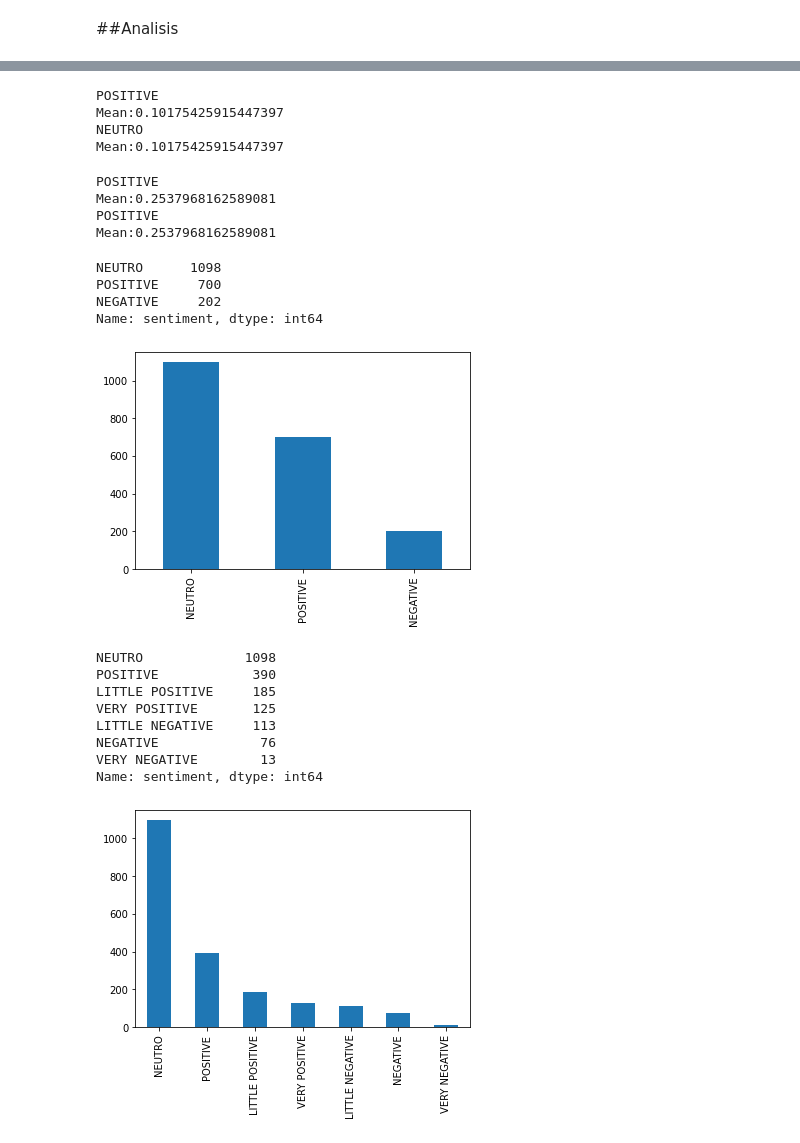
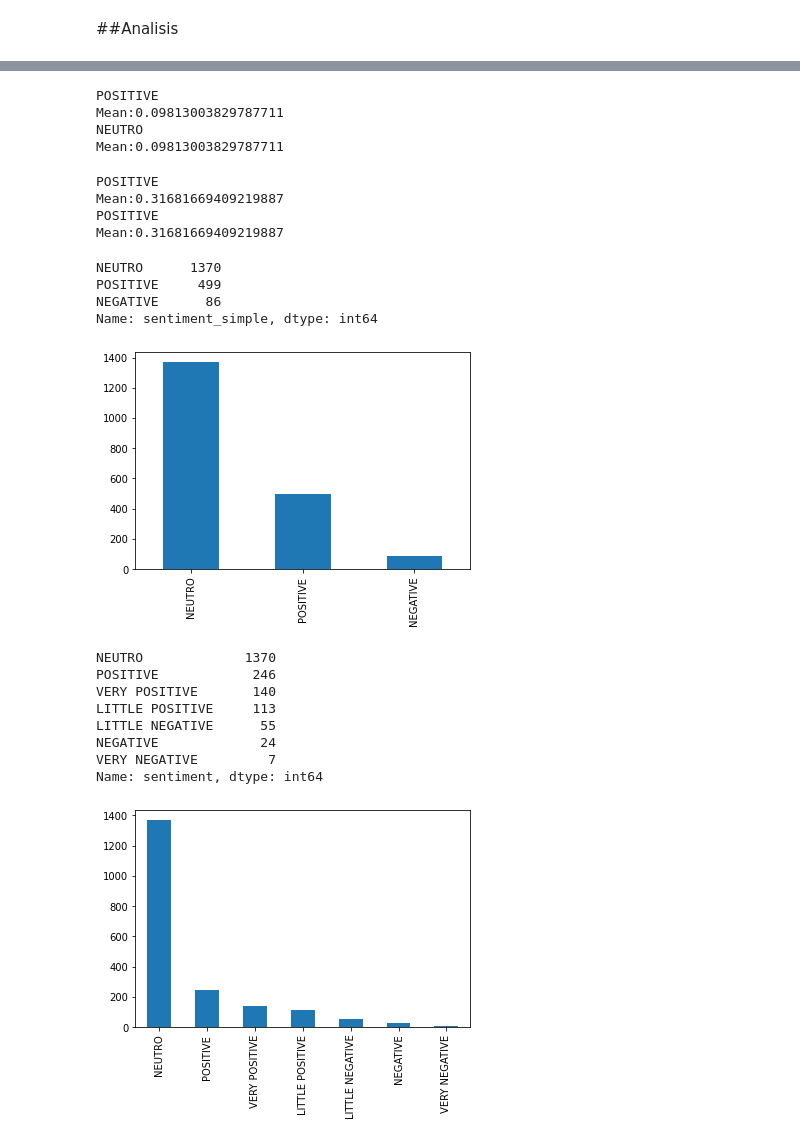
Before and after one commit to pattrickx/NLP_tweeter, a Jupyter notebook: NLP_Tweeter.ipynb, the cells around one changed output, grey strips where cells are left out. Cells and saved outputs as stored; diff of their text form; code cells hidden in the pictures.

```diff
--- a/NLP_Tweeter.ipynb
+++ b/NLP_Tweeter.ipynb
@@ -49,7 +49,7 @@ auth.set_access_token(api_keys['access_token'], api_keys['access_token_secret'])
 api = tw.API(auth,wait_on_rate_limit=True, wait_on_rate_limit_notify=True)
 
 tweets = tw.Cursor(api.search,
-            q='#Flutter OR Flutter OR #flutter OR flutter OR #FlutterDev OR FlutterDev OR #flutterdev OR flutterdev -filter:retweets'
+            q='#Flutter OR #flutter -filter:retweets'
             ,lang='en'
             # ,since="2022-02-17"
             # ,until="2022-02-18"
@@ -410,39 +416,39 @@ print_result(polarity_mean)
 print_result_new(polarity_mean)
 # %% [output]
 POSITIVE
-Mean:0.10175425915447397
+Mean:0.09813003829787711
 NEUTRO
-Mean:0.10175425915447397
+Mean:0.09813003829787711
 # %%
 weighted_polarity_mean = np.average(df_tweets['polarity'],weights=df_tweets['subjectivity'])
 print_result(weighted_polarity_mean)
 print_result_new(weighted_polarity_mean)
 # %% [output]
 POSITIVE
-Mean:0.2537968162589081
+Mean:0.31681669409219887
 POSITIVE
-Mean:0.2537968162589081
+Mean:0.31681669409219887
 # %%
-df_tweets['sentiment'] = df_tweets['polarity'].apply(lambda r: result(r))
-df_tweets['sentiment'].value_counts().plot.bar()
-print(df_tweets['sentiment'].value_counts())
+df_tweets['sentiment_simple'] = df_tweets['polarity'].apply(lambda r: result(r))
+df_tweets['sentiment_simple'].value_counts().plot.bar()
+print(df_tweets['sentiment_simple'].value_counts())
 # %% [output]
-NEUTRO      1098
-POSITIVE     700
-NEGATIVE     202
-Name: sentiment, dtype: int64
+NEUTRO      1370
+POSITIVE     499
+NEGATIVE      86
+Name: sentiment_simple, dtype: int64
-[figure, old version]
+[figure, new version]
 # %%
 df_tweets['sentiment'] = df_tweets['polarity'].apply(lambda r: result_new(r))
 df_tweets['sentiment'].value_counts().plot.bar()
 print(df_tweets['sentiment'].value_counts())
 # %% [output]
-NEUTRO             1098
-POSITIVE            390
-LITTLE POSITIVE     185
-VERY POSITIVE       125
-LITTLE NEGATIVE     113
-NEGATIVE             76
-VERY NEGATIVE        13
+NEUTRO             1370
+POSITIVE            246
+VERY POSITIVE       140
+LITTLE POSITIVE     113
+LITTLE NEGATIVE      55
+NEGATIVE             24
+VERY NEGATIVE         7
 Name: sentiment, dtype: int64
-[figure, old version]
+[figure, new version]
```
Also changed, not shown: parts of 14 cells of this notebook.
